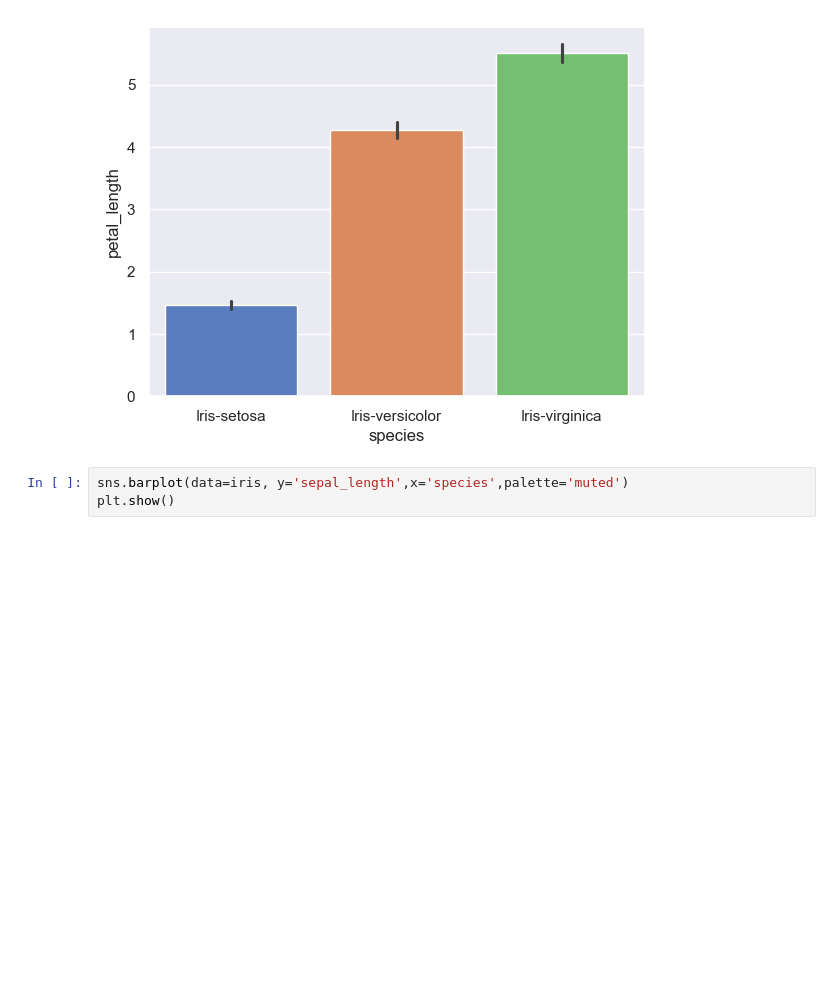
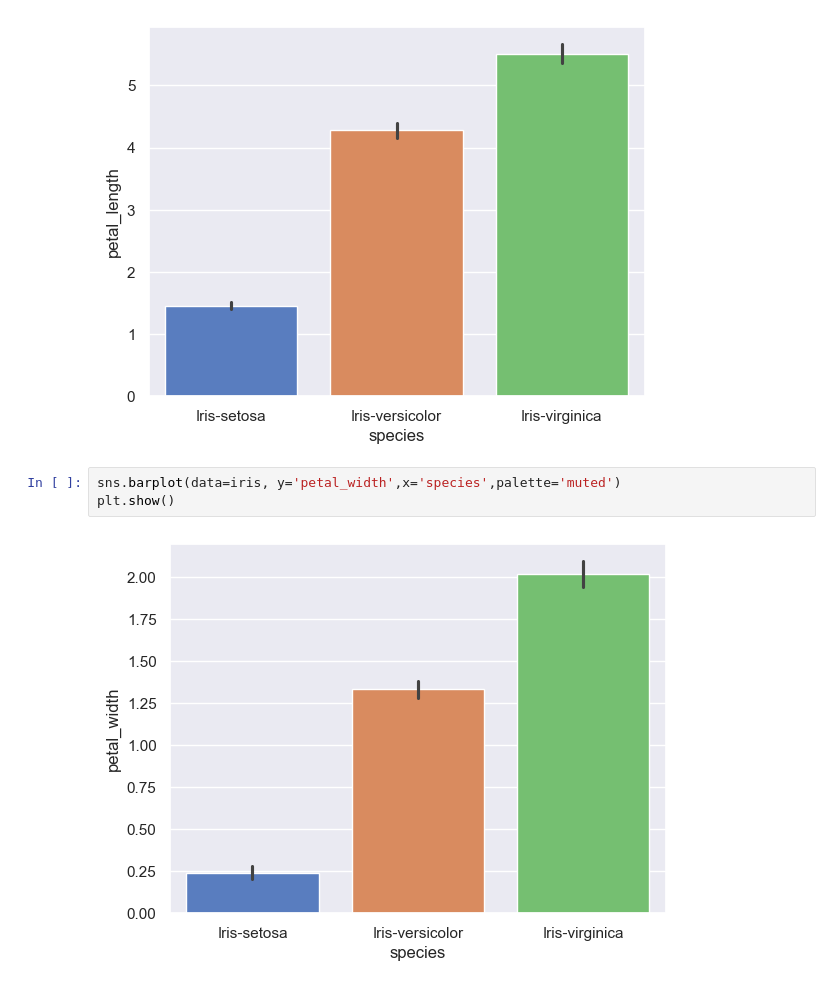
Before and after one commit to abufaheema/CODSOFT2, a Jupyter notebook: iris_flower_prediction.ipynb, the cells around one changed output. Saved outputs shown, nothing was run; the diff lists cells and outputs as text; blank space fills up the shorter version.

```diff
--- a/iris_flower_prediction.ipynb
+++ b/iris_flower_prediction.ipynb
@@ -192,5 +202,7 @@ plt.show()
 # %% [output]
 [figure]
 # %%
-sns.barplot(data=iris, y='sepal_length',x='species',palette='muted')
+sns.barplot(data=iris, y='petal_width',x='species',palette='muted')
 plt.show()
+# %% [output]
+[figure, added]
```
Also changed, not shown: parts of 7 cells of this notebook.
